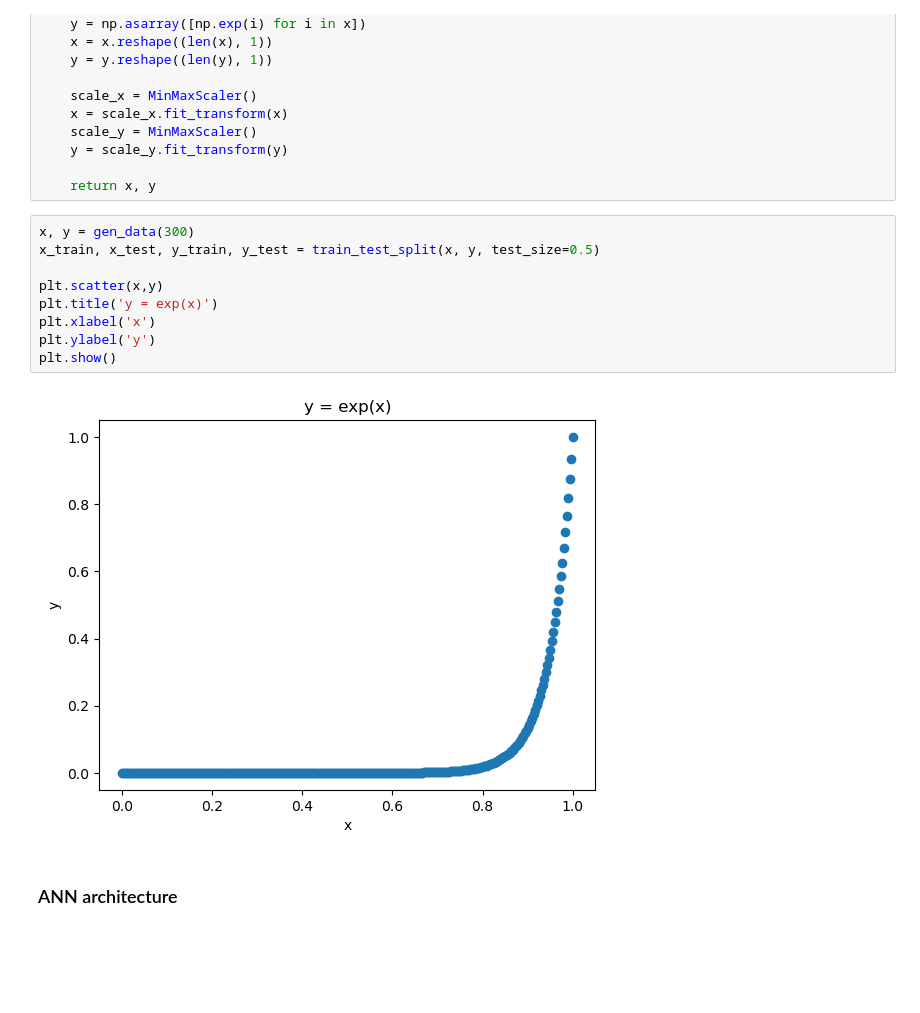
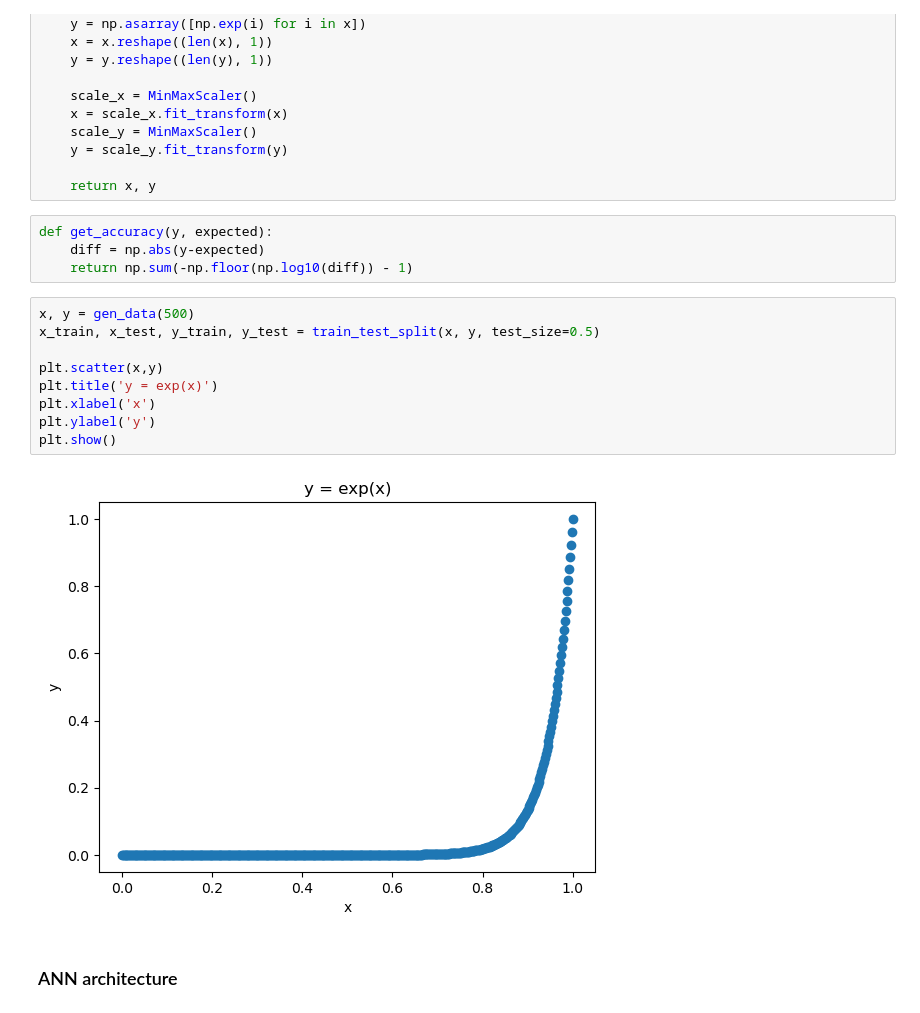
Before and after one commit to ArianaVillegas/ECE495-595, a Jupyter notebook: hw7.ipynb, the cells around one changed output. Cells and saved outputs as stored; diff of their text form; blank space fills up the shorter version.

```diff
--- a/hw7.ipynb
+++ b/hw7.ipynb
@@ -186,17 +186,21 @@ def gen_data(n=100, low=-10, high=10):
     y = scale_y.fit_transform(y)
 
     return x, y
+# %%
+def get_accuracy(y, expected):
+    diff = np.abs(y-expected)
+    return np.sum(-np.floor(np.log10(diff)) - 1)
 # %%
-x, y = gen_data(300)
+x, y = gen_data(500)
 x_train, x_test, y_train, y_test = train_test_split(x, y, test_size=0.5)
 
 plt.scatter(x,y)
 plt.title('y = exp(x)')
 plt.xlabel('x')
 plt.ylabel('y')
 plt.show()
 # %% [output]
-[figure, old version]
+[figure, new version]
 # %% [markdown]
 ### ANN architecture
 # %%
```
Also changed, not shown: parts of 11 cells of this notebook.
